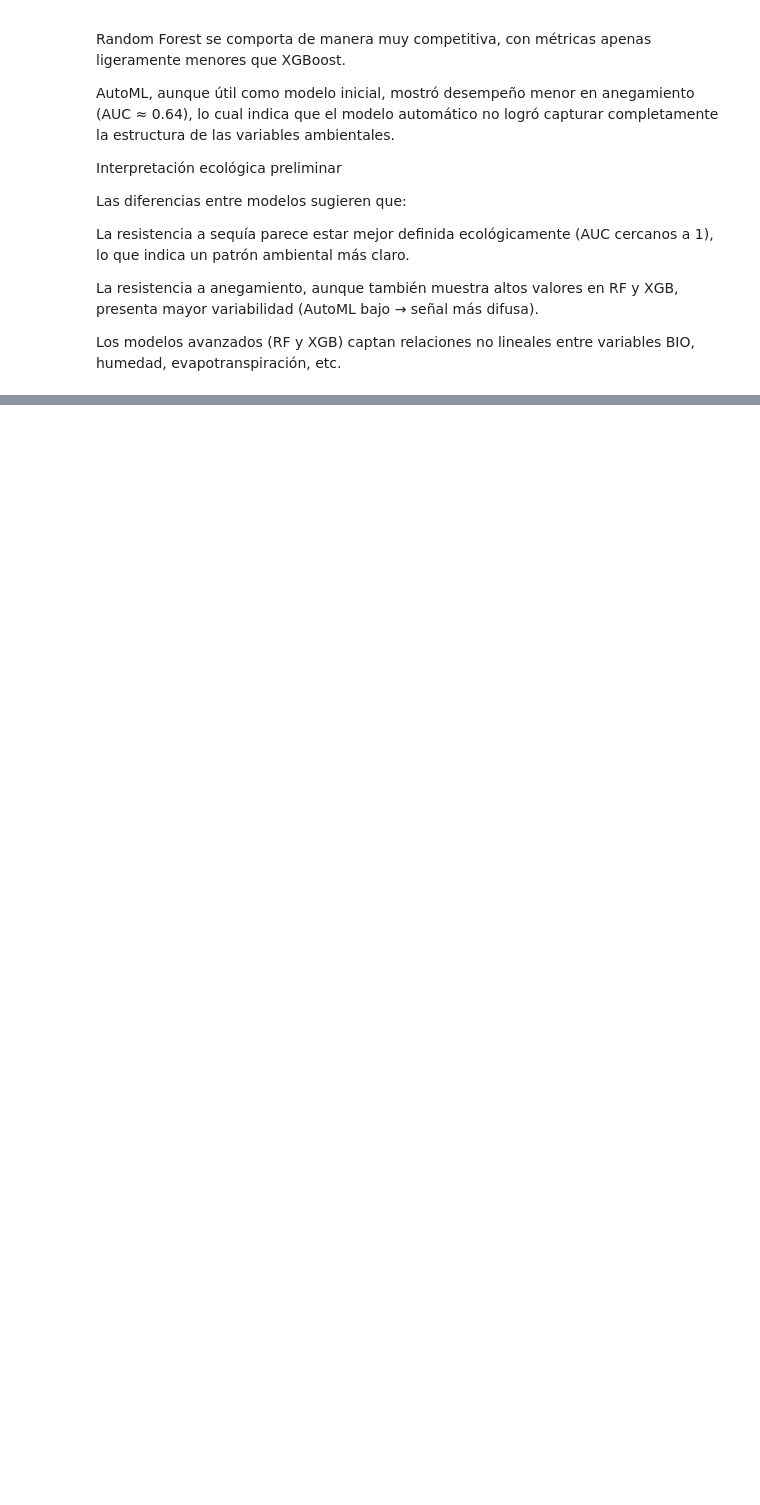
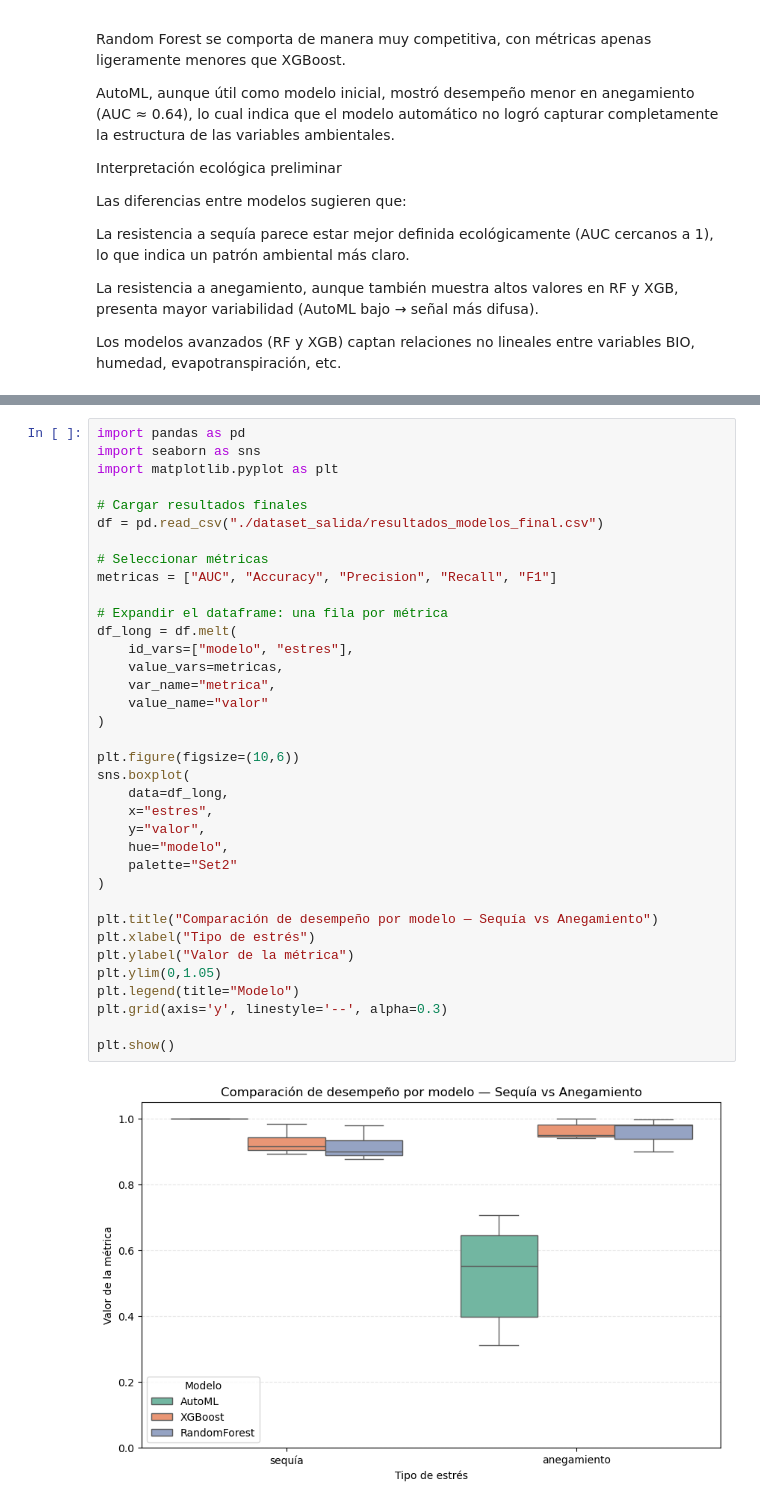
Before and after one commit to guillermounivalle/Proyecto_Maestria_2401736-7727, a Jupyter notebook: Python_Code/src/Analisis_Resultados/Analisis_Resultados.ipynb, the cells around one changed output, grey strips where cells are left out. Drawn from its saved outputs; the diff is of its cells as text; blank space fills up the shorter version.

```diff
--- a/Python_Code/src/Analisis_Resultados/Analisis_Resultados.ipynb
+++ b/Python_Code/src/Analisis_Resultados/Analisis_Resultados.ipynb
@@ -168,0 +339,38 @@ Los modelos avanzados (RF y XGB) captan relaciones no lineales entre variables B
+# %%
+import pandas as pd
+import seaborn as sns
+import matplotlib.pyplot as plt
+
+# Cargar resultados finales
+df = pd.read_csv("./dataset_salida/resultados_modelos_final.csv")
+
+# Seleccionar métricas
+metricas = ["AUC", "Accuracy", "Precision", "Recall", "F1"]
+
+# Expandir el dataframe: una fila por métrica
+df_long = df.melt(
+    id_vars=["modelo", "estres"],
+    value_vars=metricas,
+    var_name="metrica",
+    value_name="valor"
+)
+
+plt.figure(figsize=(10,6))
+sns.boxplot(
+    data=df_long,
+    x="estres",
+    y="valor",
+    hue="modelo",
+    palette="Set2"
+)
+
+plt.title("Comparación de desempeño por modelo — Sequía vs Anegamiento")
+plt.xlabel("Tipo de estrés")
+plt.ylabel("Valor de la métrica")
+plt.ylim(0,1.05)
+plt.legend(title="Modelo")
+plt.grid(axis='y', linestyle='--', alpha=0.3)
+
+plt.show()
+# %% [output]
+[figure, added]
```
Also changed, not shown: parts of 14 cells of this notebook, 8 other files.
